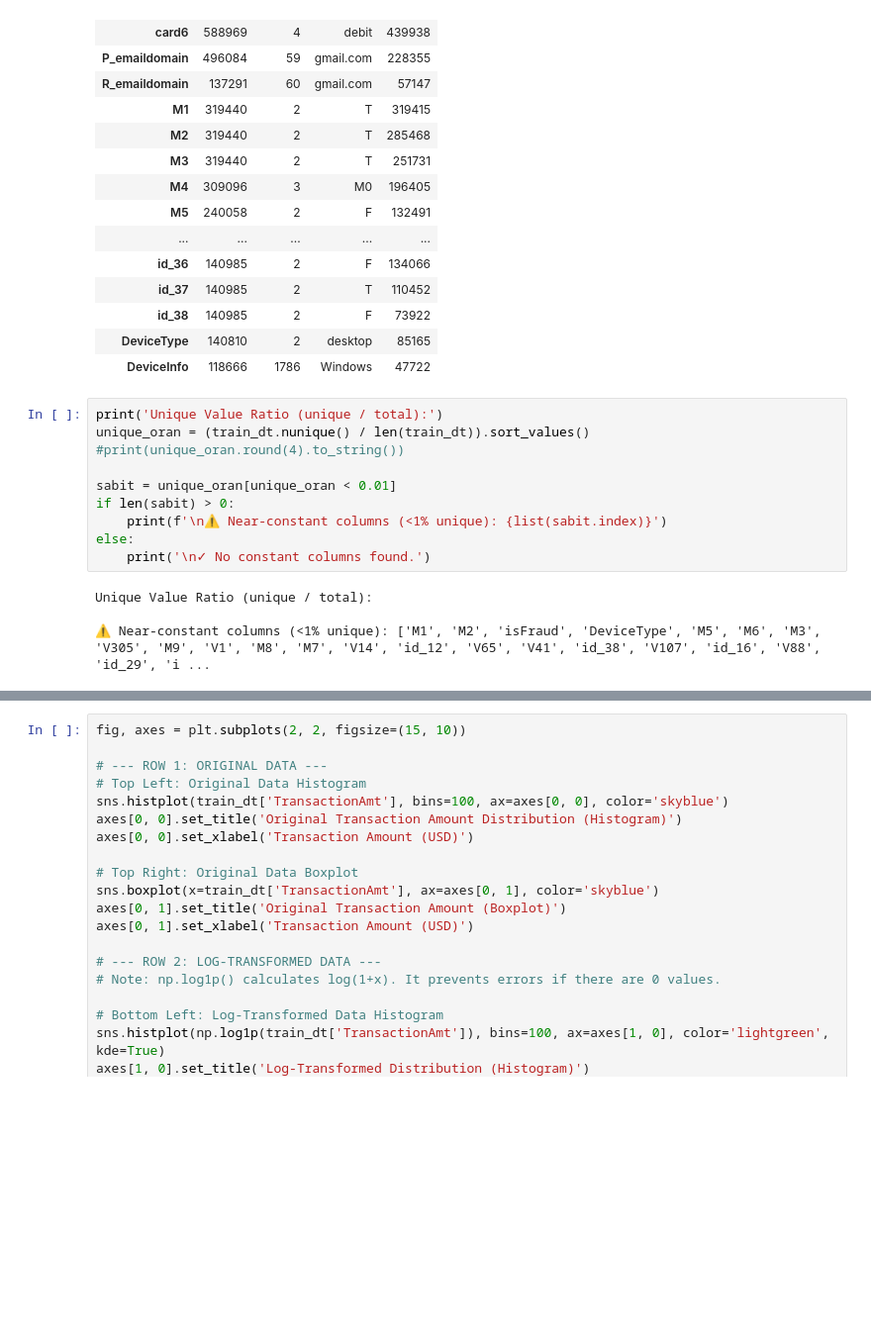
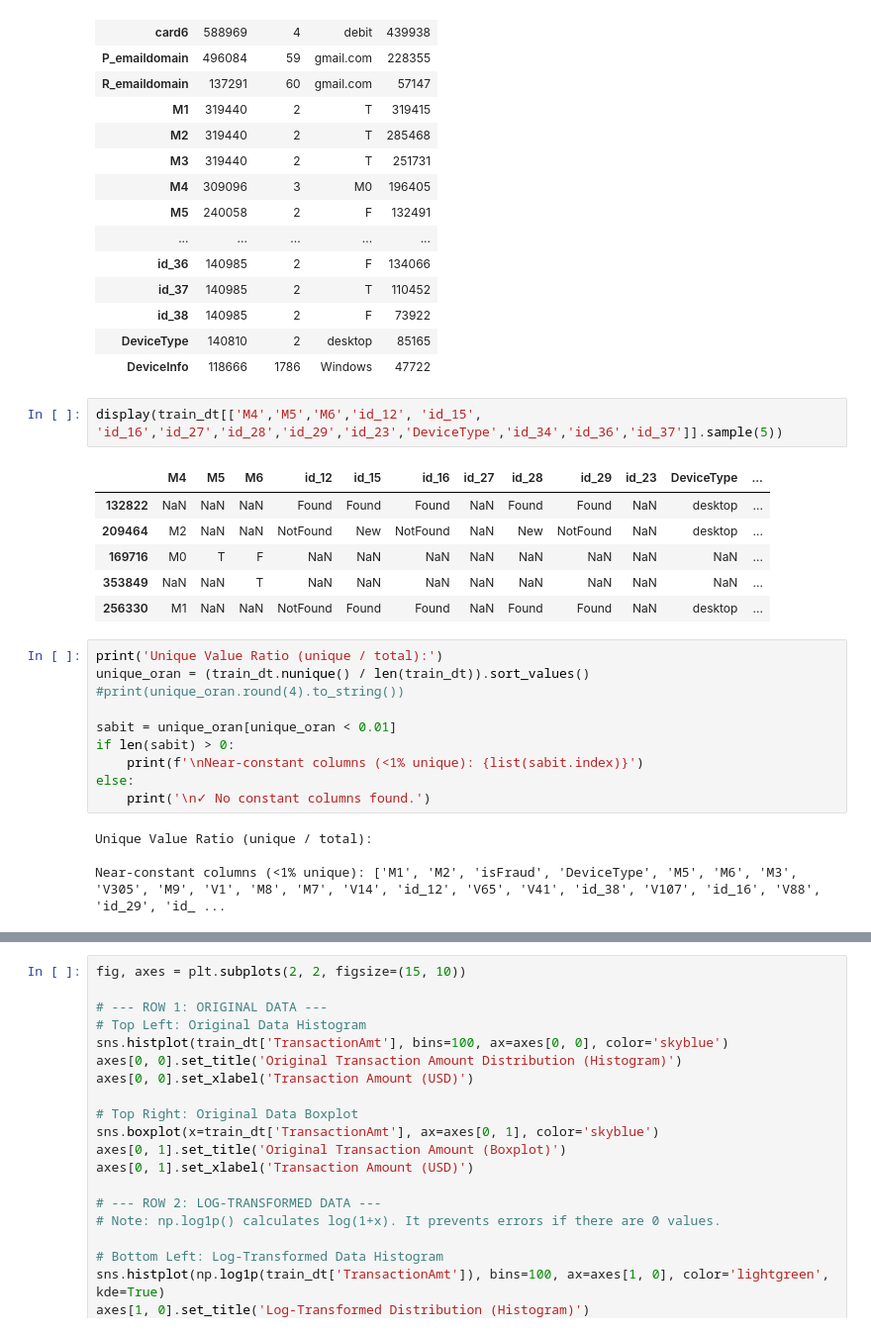
Before and after one commit to baykalfurkan/credit_card_fraud_detection, a Jupyter notebook: notebooks/01_data_exploration.ipynb, the cells around one changed output, grey strips where cells are left out. Shown at 99% size. Cells and saved outputs as stored; diff of their text form; blank space fills up the shorter version.

```diff
--- a/notebooks/01_data_exploration.ipynb
+++ b/notebooks/01_data_exploration.ipynb
@@ -124,6 +193,15 @@ train_dt.describe(include='object').T
 | id_38 | 140985 | 2 | F | 73922 |
 | DeviceType | 140810 | 2 | desktop | 85165 |
 | DeviceInfo | 118666 | 1786 | Windows | 47722 |
+# %%
+display(train_dt[['M4','M5','M6','id_12', 'id_15', 'id_16','id_27','id_28','id_29','id_23','DeviceType','id_34','id_36','id_37']].sample(5))
+# %% [output]
+|  | M4 | M5 | M6 | id_12 | id_15 | id_16 | id_27 | id_28 | id_29 | id_23 | DeviceType | ... |
+| 132822 | NaN | NaN | NaN | Found | Found | Found | NaN | Found | Found | NaN | desktop | ... |
+| 209464 | M2 | NaN | NaN | NotFound | New | NotFound | NaN | New | NotFound | NaN | desktop | ... |
+| 169716 | M0 | T | F | NaN | NaN | NaN | NaN | NaN | NaN | NaN | NaN | ... |
+| 353849 | NaN | NaN | T | NaN | NaN | NaN | NaN | NaN | NaN | NaN | NaN | ... |
+| 256330 | M1 | NaN | NaN | NotFound | Found | Found | NaN | Found | Found | NaN | desktop | ... |
 # %%
 print('Unique Value Ratio (unique / total):')
 unique_oran = (train_dt.nunique() / len(train_dt)).sort_values()
@@ -131,10 +209,10 @@ unique_oran = (train_dt.nunique() / len(train_dt)).sort_values()
 
 sabit = unique_oran[unique_oran < 0.01]
 if len(sabit) > 0:
-    print(f'\n⚠ Near-constant columns (<1% unique): {list(sabit.index)}')
+    print(f'\nNear-constant columns (<1% unique): {list(sabit.index)}')
 else:
     print('\n✓ No constant columns found.')
 # %% [output]
 Unique Value Ratio (unique / total):
 
-⚠ Near-constant columns (<1% unique): ['M1', 'M2', 'isFraud', 'DeviceType', 'M5', 'M6', 'M3', 'V305', 'M9', 'V1', 'M8', 'M7', 'V14', 'id_12', 'V65', 'V41', 'id_38', 'V107', 'id_16', 'V88', 'id_29', 'i ...
+Near-constant columns (<1% unique): ['M1', 'M2', 'isFraud', 'DeviceType', 'M5', 'M6', 'M3', 'V305', 'M9', 'V1', 'M8', 'M7', 'V14', 'id_12', 'V65', 'V41', 'id_38', 'V107', 'id_16', 'V88', 'id_29', 'id_ ...
```
Also changed, not shown: parts of 8 cells of this notebook.
